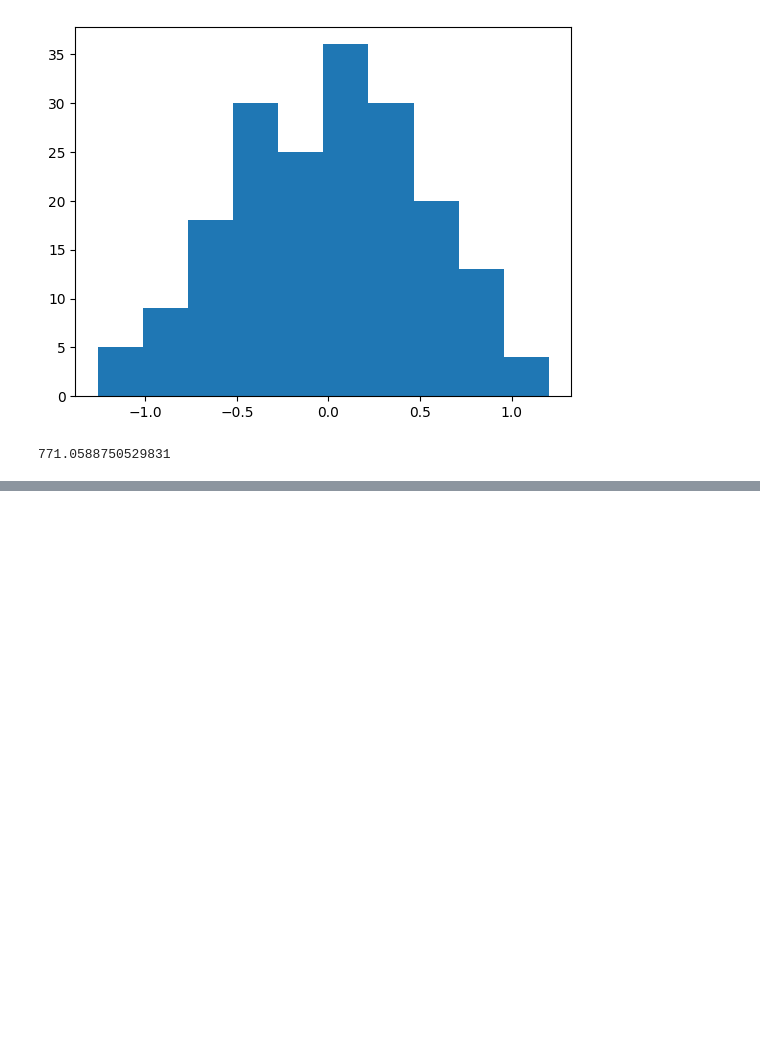
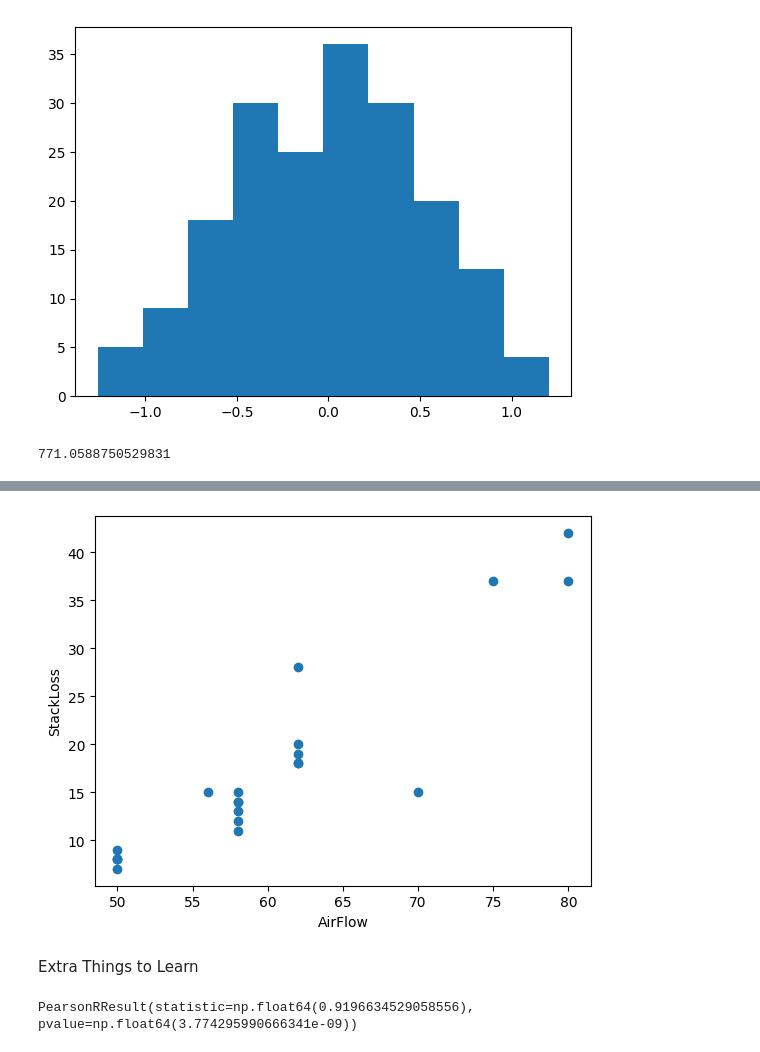
Before and after one commit to Omkar210/Statistics-and-ML, a Jupyter notebook: Day14.ipynb, the cells around one changed output, grey strips where cells are left out. Saved outputs shown, nothing was run; the diff lists cells and outputs as text; code cells hidden in the pictures; blank space fills up the shorter version.

```diff
--- a/Day14.ipynb
+++ b/Day14.ipynb
@@ -253,0 +287,3 @@ F
+# %%
+df = pd.read_excel('CDAC_DataBook.xlsx', sheet_name='stackloss')
+df.head()
@@ -253,0 +297,13 @@ F
+# %%
+plt.scatter(df['AirFlow'],df['StackLoss'])
+plt.xlabel('AirFlow')
+plt.ylabel('StackLoss')
+plt.show()
+# %% [output]
+[figure, added]
+# %% [markdown]
+Extra Things to Learn
+# %%
+scipy.stats.pearsonr(df['AirFlow'], df['StackLoss'])
+# %% [output]
+PearsonRResult(statistic=np.float64(0.9196634529058556), pvalue=np.float64(3.774295990666341e-09))
```
Also changed, not shown: parts of 7 cells of this notebook.
